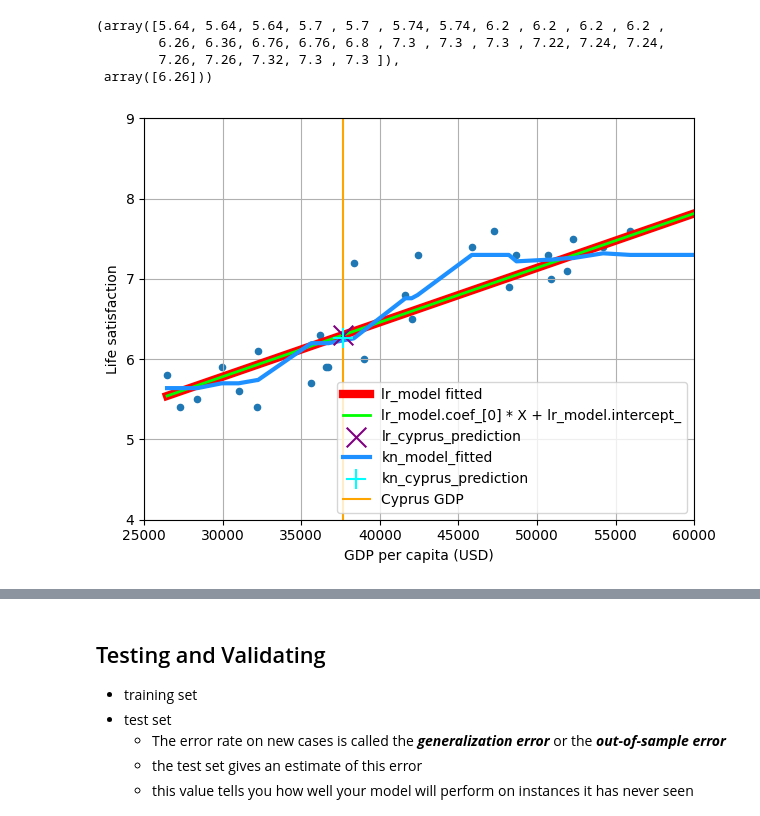
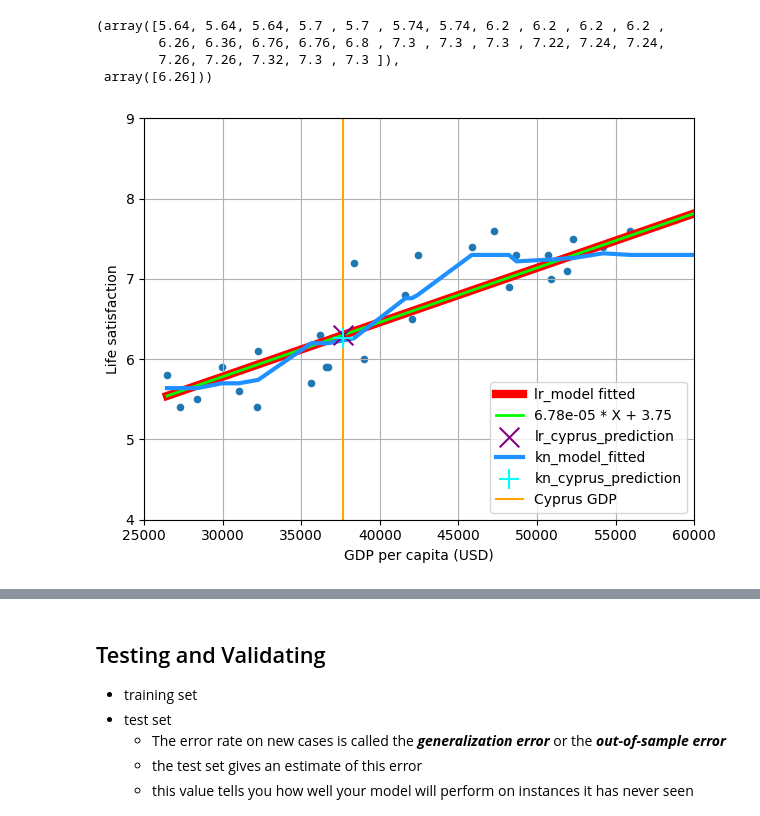
Before and after one commit to PaulToronto/Hands-on-Maching-Learning-Book, a Jupyter notebook: 1_The_Machine_Learning_Landscape.ipynb, the cells around one changed output, grey strips where cells are left out. Saved outputs shown, nothing was run; the diff lists cells and outputs as text; code cells hidden in the pictures.

```diff
--- a/1_The_Machine_Learning_Landscape.ipynb
+++ b/1_The_Machine_Learning_Landscape.ipynb
@@ -142,38 +142,38 @@ plt.plot(lifesat['GDP per capita (USD)'],
          lr_model.coef_[0] * X + lr_model.intercept_,
          color='lime',
          linewidth=2,
-         label='lr_model.coef_[0] * X + lr_model.intercept_')
+         label=f'{lr_model.coef_[0].round(7)} * X + {lr_model.intercept_.round(2)}')
 
 plt.scatter(cyprus_gdp,
             lr_cyprus_prediction,
             color='purple',
             marker='x',
             s=200,
             label='lr_cyprus_prediction',
             zorder=100)
 
 plt.plot(lifesat['GDP per capita (USD)'],
          kn_fitted,
          color='dodgerblue',
          linewidth=3,
          label='kn_model_fitted')
 
 plt.scatter(cyprus_gdp,
             kn_cyprus_prediction,
             color='cyan',
             marker='+',
             s=200,
             label='kn_cyprus_prediction',
             zorder=101)
 
 ax.axvline(cyprus_gdp, color='orange', label='Cyprus GDP')
 
 plt.axis([25_000, 60_000, 4, 9])
 plt.tight_layout()
 plt.legend()
 plt.show()
 # %% [output]
-[figure, old version]
+[figure, new version]
 # %% [markdown]
 ## Some Terminology
 
```
Also changed, not shown: parts of 2 cells of this notebook.
